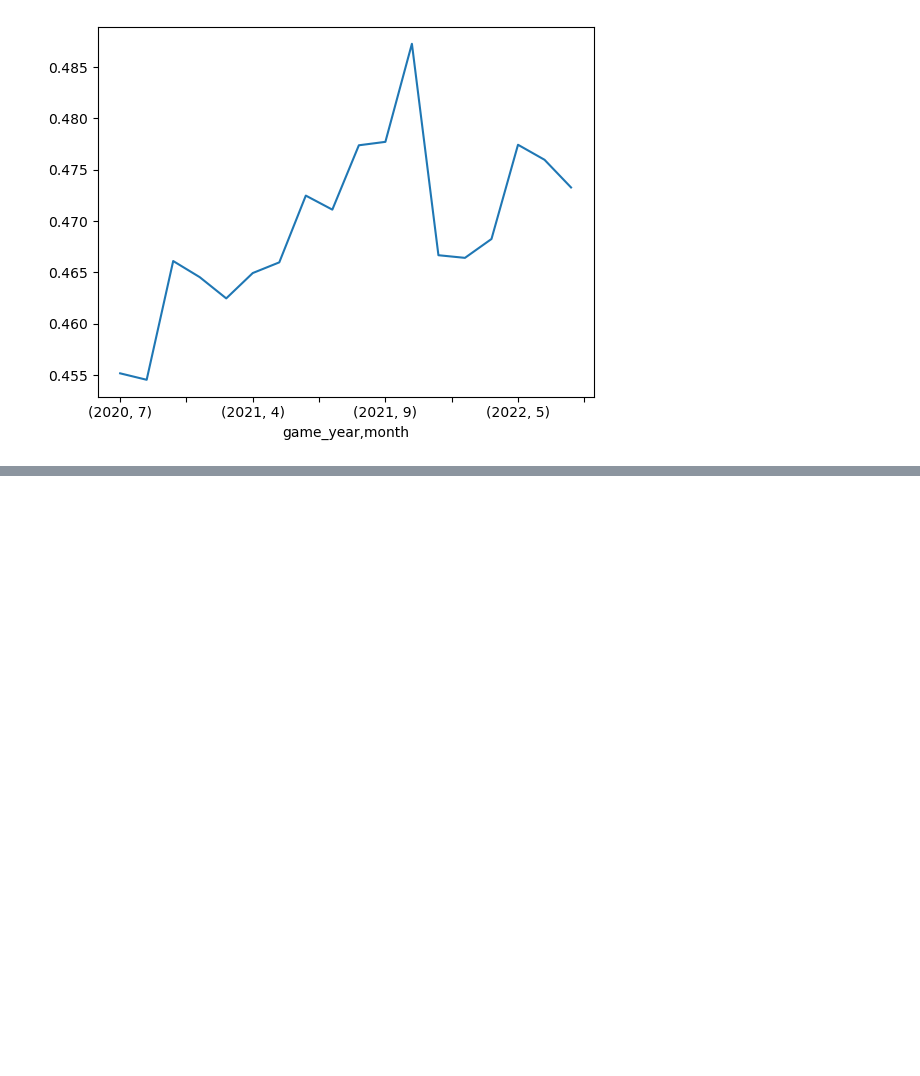
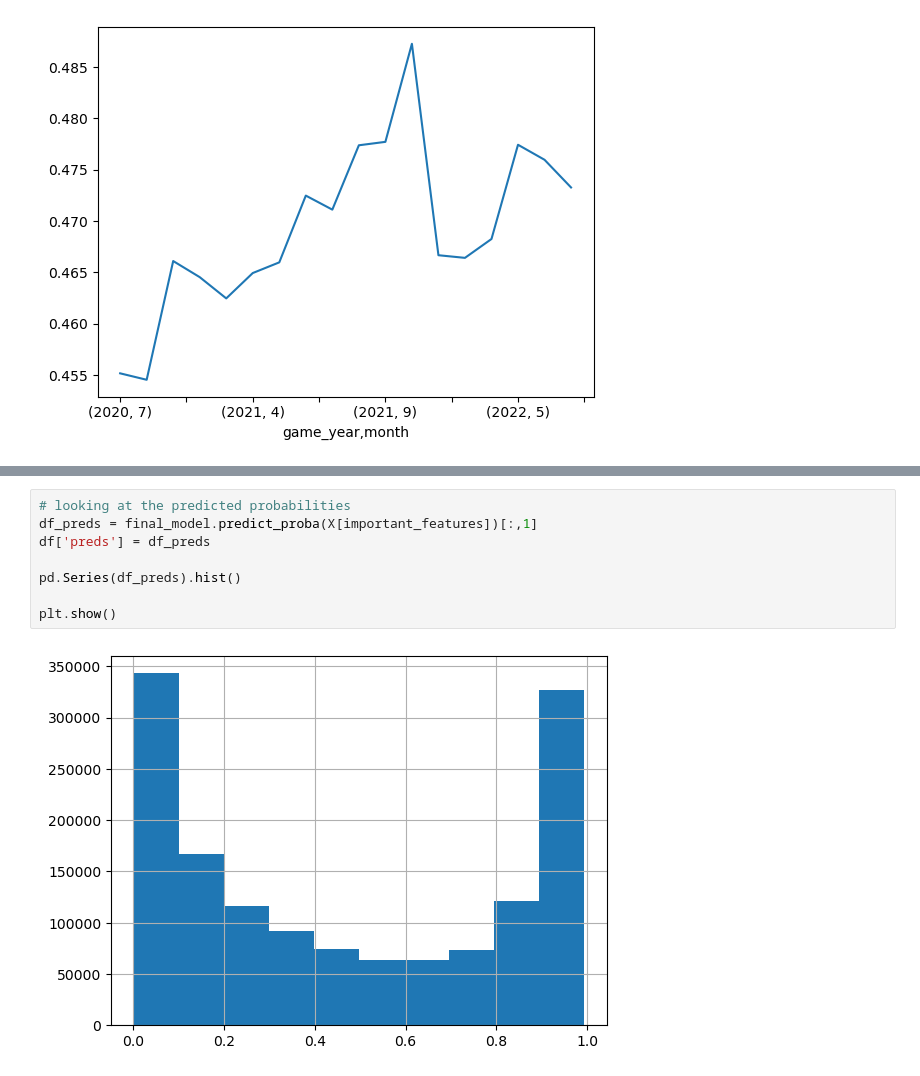
Before and after one commit to yaobviously/nick_wan_home_runs, a Jupyter notebook: nick_wan_swing.ipynb, the cells around one changed output, grey strips where cells are left out. Drawn from its saved outputs; the diff is of its cells as text; blank space fills up the shorter version.

```diff
--- a/nick_wan_swing.ipynb
+++ b/nick_wan_swing.ipynb
@@ -315,0 +339,10 @@ Pipeline(steps=[('encoder',
+# %%
+# looking at the predicted probabilities
+df_preds = final_model.predict_proba(X[important_features])[:,1]
+df['preds'] = df_preds
+
+pd.Series(df_preds).hist()
+
+plt.show()
+# %% [output]
+[figure, added]
```
Also changed, not shown: parts of 19 cells of this notebook.
